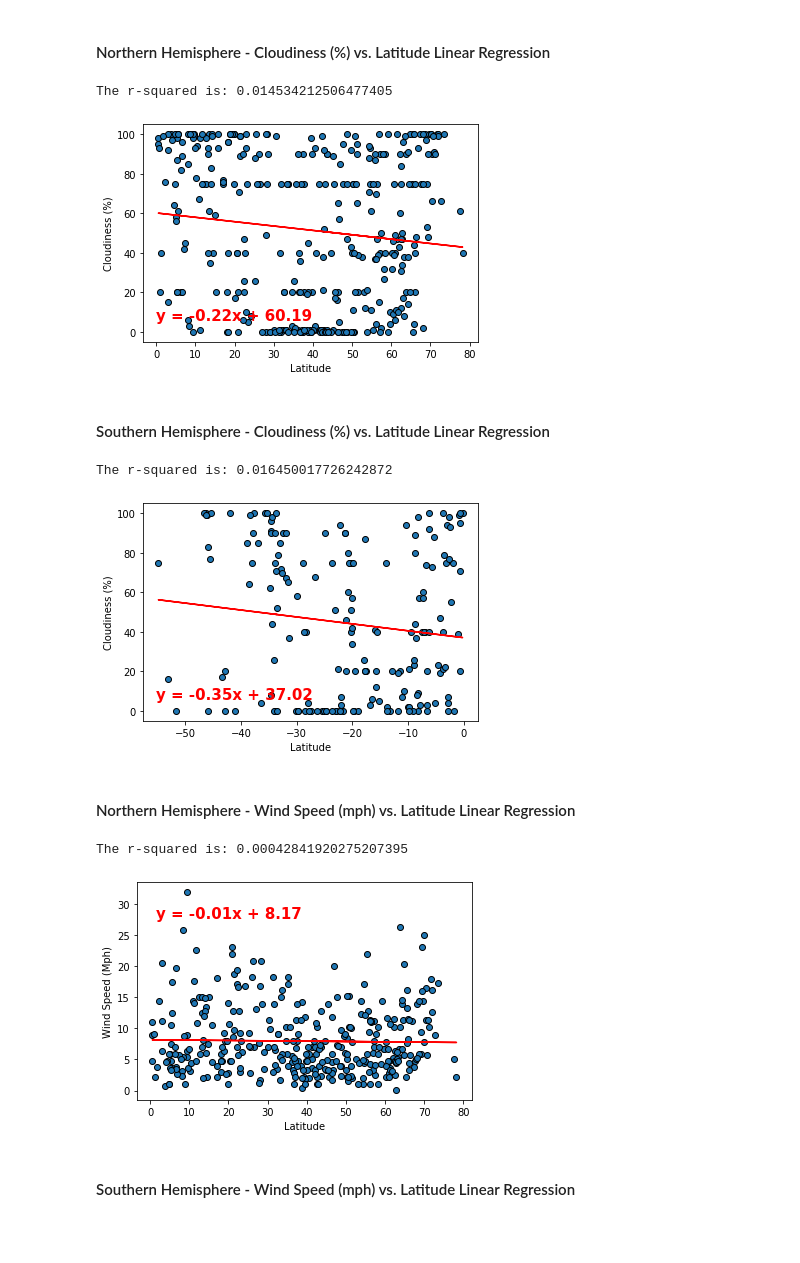
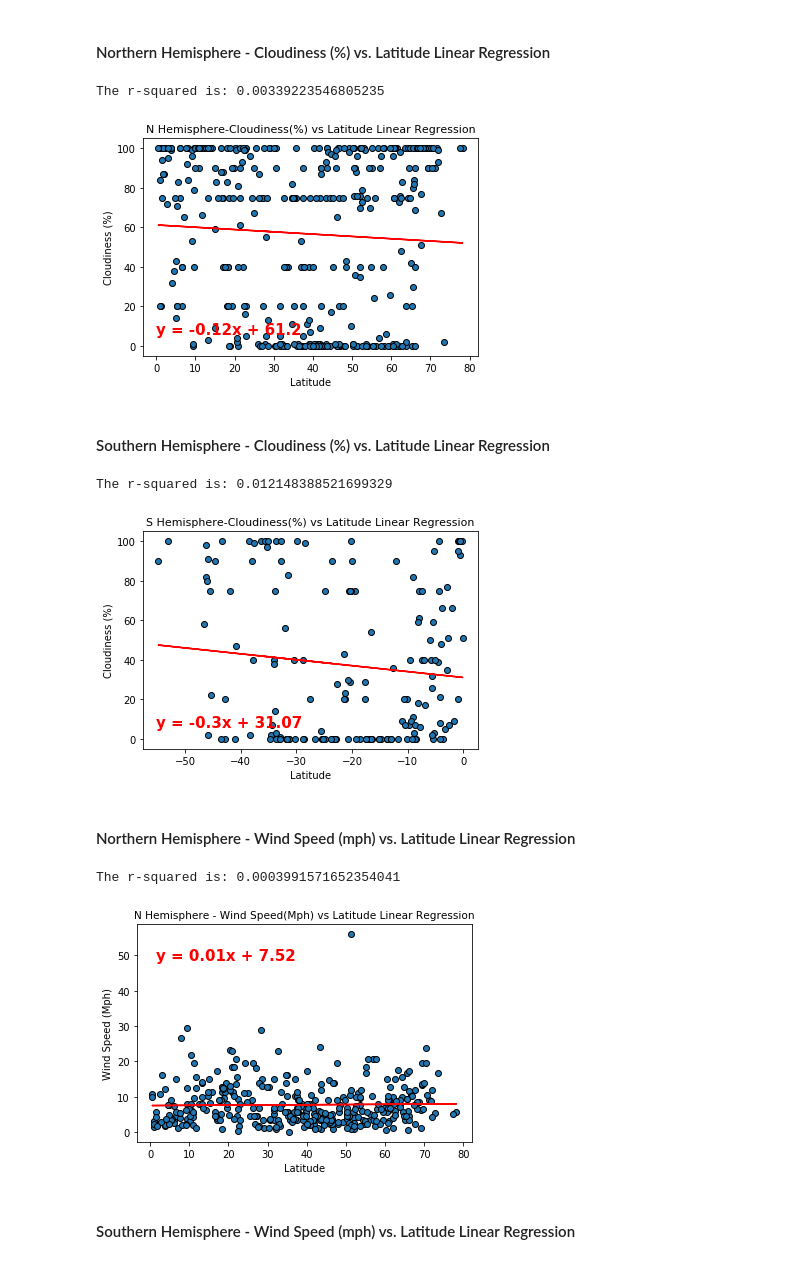
Before and after one commit to Micovs/Python-API-challenge, a Jupyter notebook: WeatherPy/WeatherPy.ipynb, the cells around one changed output. Cells and saved outputs as stored; diff of their text form; code cells hidden in the pictures; blank space fills up the shorter version.

```diff
--- a/WeatherPy/WeatherPy.ipynb
+++ b/WeatherPy/WeatherPy.ipynb
@@ -98,7 +98,7 @@ for city in cities:
         print(f"Processing Record {Record_count} of Set {myset_count} | {city}")
 #         After 50 requests the program will "sleep" for 60 seconds, so it will not reach the limit of 60 rpm
         if Record_count == 50:
-              time.sleep(1)
+#               time.sleep(1)
               Record_count = 0
               myset_count+=1
 
@@ -435,17 +439,18 @@ The r-squared is: 0.0034593301900544006
 # %%
 # Calling the function
 LinearRegresion(northern_hemisphere_df["Lat"],northern_hemisphere_df["Cloudiness"])
 
 # Adding x and y labels
 plt.xlabel("Latitude")
 plt.ylabel("Cloudiness (%)")
+plt.title("N Hemisphere-Cloudiness(%) vs Latitude Linear Regression", size = 11.0)
 
 # Save and show the scatter plot graph
 plt.savefig("../output_data/NH_Lat_vs_Cloudiness_regresion.png")
 plt.show()
 # %% [output]
-The r-squared is: 0.014534212506477405
+The r-squared is: 0.00339223546805235
-[figure, old version]
+[figure, new version]
 # %% [markdown]
 ####  Southern Hemisphere - Cloudiness (%) vs. Latitude Linear Regression
 # %%
@@ -455,13 +460,14 @@ LinearRegresion(southern_hemisphere_df["Lat"],southern_hemisphere_df["Cloudiness
 # Adding x and y labels
 plt.xlabel("Latitude")
 plt.ylabel("Cloudiness (%)")
+plt.title("S Hemisphere-Cloudiness(%) vs Latitude Linear Regression", size = 11.0)
 
 # Save and show the scatter plot graph
 plt.savefig("../output_data/SH_Lat_vs_Cloudiness_regresion.png")
 plt.show()
 # %% [output]
-The r-squared is: 0.016450017726242872
+The r-squared is: 0.012148388521699329
-[figure, old version]
+[figure, new version]
 # %% [markdown]
 ####  Northern Hemisphere - Wind Speed (mph) vs. Latitude Linear Regression
 # %%
@@ -486,13 +492,14 @@ print(f"The r-squared is: {rvalue**2}")
 # Adding x and y labels
 plt.xlabel("Latitude")
 plt.ylabel("Wind Speed (Mph)")
+plt.title("N Hemisphere - Wind Speed(Mph) vs Latitude Linear Regression", size = 10.5)
 
 # Save and show the scatter plot graph
 plt.savefig("../output_data/NH_Lat_vs_Wind Speed_regresion.png")
 plt.show()
 # %% [output]
-The r-squared is: 0.00042841920275207395
+The r-squared is: 0.0003991571652354041
-[figure, old version]
+[figure, new version]
 # %% [markdown]
 ####  Southern Hemisphere - Wind Speed (mph) vs. Latitude Linear Regression
 # %%
```
Also changed, not shown: parts of 16 cells of this notebook, 14 other files.
